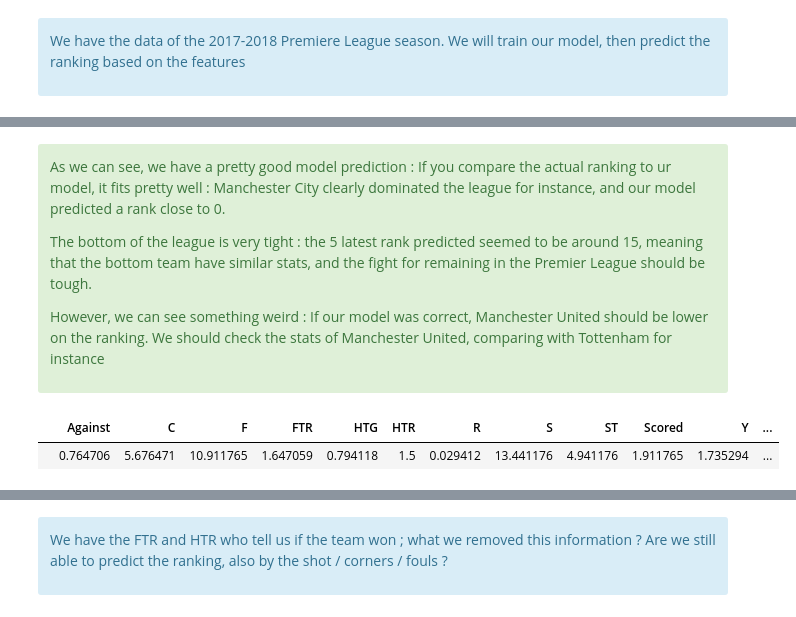
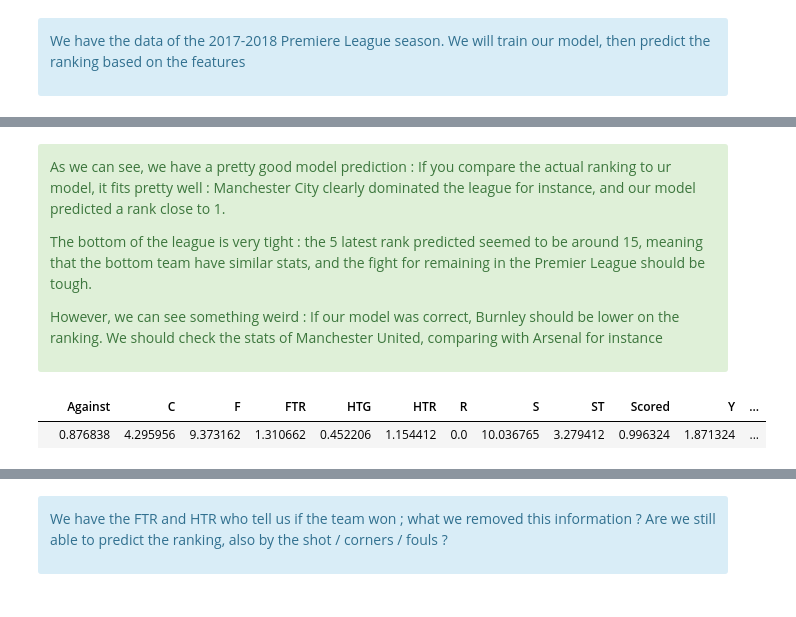
Before and after one commit to Sofiascope/Projects-Notebooks, a Jupyter notebook: Premiere League Ranking Prediction.ipynb, the cells around one changed output, grey strips where cells are left out. Saved outputs shown, nothing was run; the diff lists cells and outputs as text; code cells hidden in the pictures.

```diff
--- a/Premiere League Ranking Prediction.ipynb
+++ b/Premiere League Ranking Prediction.ipynb
@@ -477,16 +478,16 @@ comparisionRealPredicted
 # %% [markdown]
 <div class="alert alert-success">
 
-As we can see, we have a pretty good model prediction : If you compare the actual ranking to ur model, it fits pretty well : Manchester City clearly dominated the league for instance, and our model predicted a rank close to 0.
+As we can see, we have a pretty good model prediction : If you compare the actual ranking to ur model, it fits pretty well : Manchester City clearly dominated the league for instance, and our model predicted a rank close to 1.
 
 The bottom of the league is very tight : the 5 latest rank predicted seemed to be around 15, meaning that the bottom team have similar stats, and the fight for remaining in the Premier League should be tough.
 
-However, we can see something weird : If our model was correct, Manchester United should be lower on the ranking. We should check the stats of Manchester United, comparing with Tottenham for instance
+However, we can see something weird : If our model was correct, Burnley should be lower on the ranking. We should check the stats of Manchester United, comparing with Arsenal for instance
 
 </div>
 # %%
-teamsAvg1718[teamsAvg1718.TeamName=='Man United']
+teamsAvg1718[teamsAvg1718.TeamName=='Burnley']
 # %% [output]
 |  | Against | C | F | FTR | HTG | HTR | R | S | ST | Scored | Y | ... |
-|  | 0.764706 | 5.676471 | 10.911765 | 1.647059 | 0.794118 | 1.5 | 0.029412 | 13.441176 | 4.941176 | 1.911765 | 1.735294 | ... |
+|  | 0.876838 | 4.295956 | 9.373162 | 1.310662 | 0.452206 | 1.154412 | 0.0 | 10.036765 | 3.279412 | 0.996324 | 1.871324 | ... |
 # %%
```
Also changed, not shown: parts of 35 cells of this notebook.
